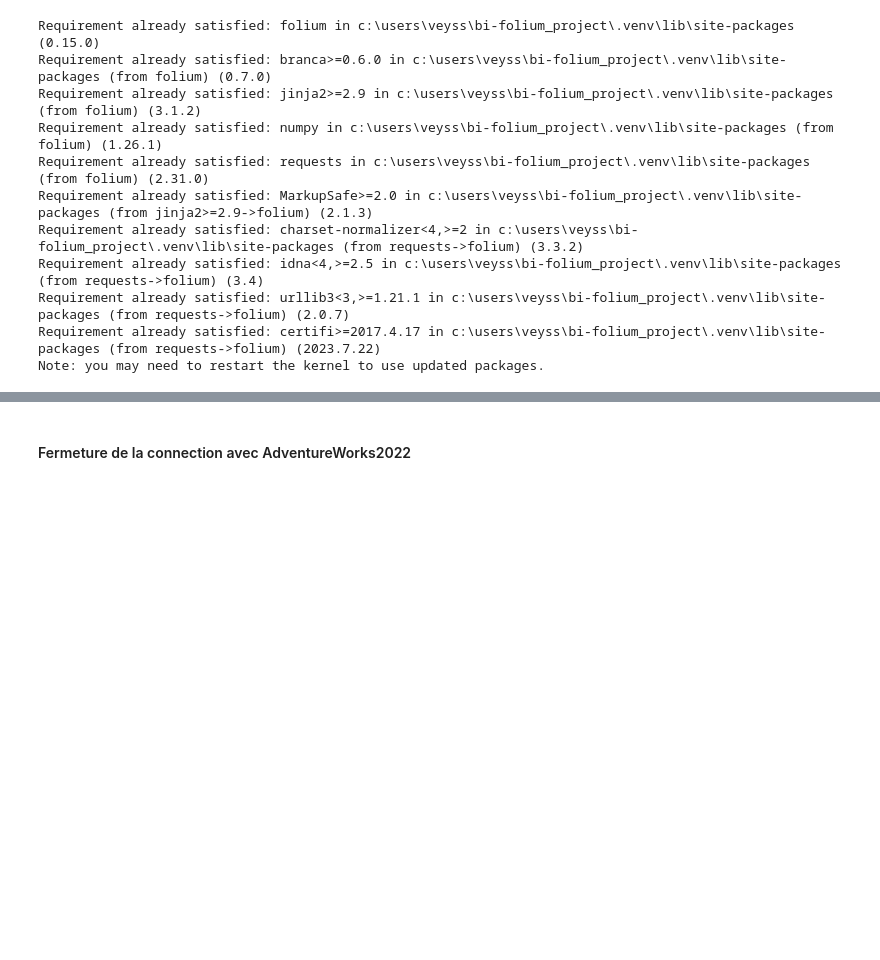
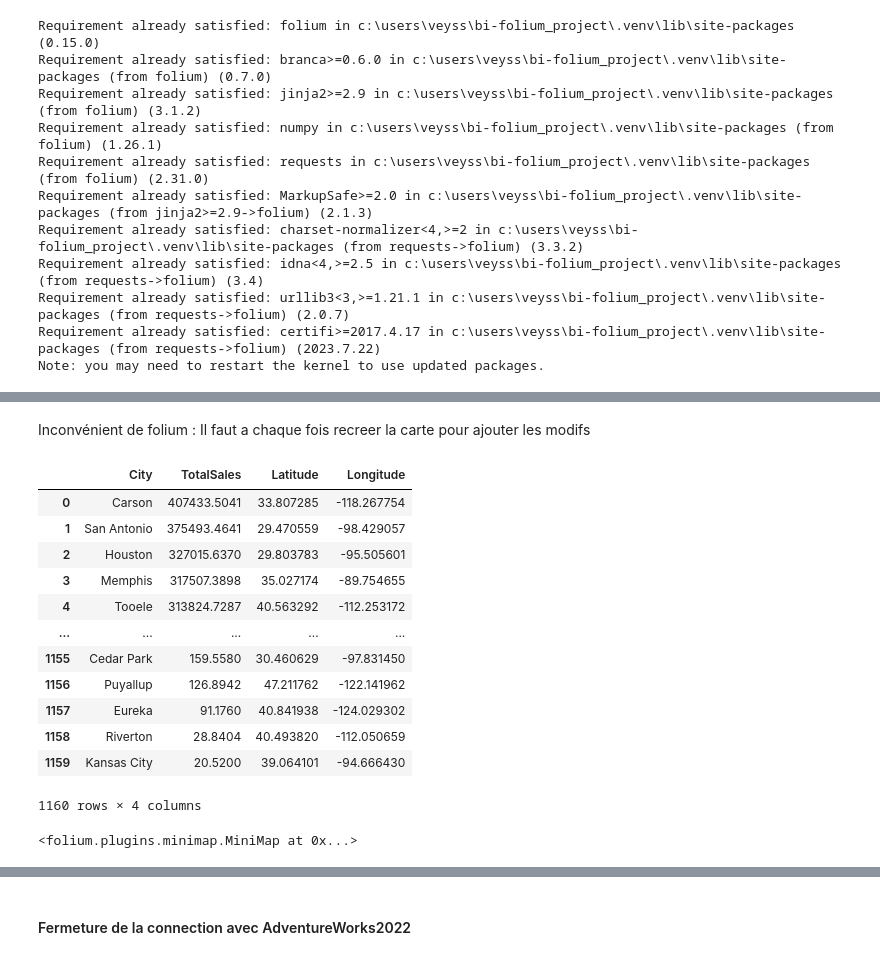
Before and after one commit to Sebastien6631/FoliumProject, a Jupyter notebook: Folium_Project.ipynb, the cells around one changed output, grey strips where cells are left out. Saved outputs shown, nothing was run; the diff lists cells and outputs as text; code cells hidden in the pictures; blank space fills up the shorter version.

```diff
--- a/Folium_Project.ipynb
+++ b/Folium_Project.ipynb
@@ -127,0 +171,3 @@ m
+# %% [markdown]
+Inconvénient de folium :
+Il faut a chaque fois recreer la carte pour ajouter les modifs
@@ -127,0 +176,28 @@ m
+# %%
+query3 = "SELECT A.City, SUM(SOH.SubTotal) AS TotalSales, A.SpatialLocation.Lat AS Latitude ,A.SpatialLocation.Long AS Longitude FROM Sales.SalesOrderHeader SOH INNER JOIN  Person.[Address] A ON SOH.BillToAddressID = A.AddressID INNER JOIN Person.StateProvince ST ON A.StateProvinceID = ST.StateProvinceID INNER JOIN Person.CountryRegion CR ON ST.CountryRegionCode = CR.CountryRegionCode WHERE CR.[Name] = 'United States' AND DATEPART(year,SOH.OrderDate)=2012 GROUP BY A.City, A.SpatialLocation.Long, A.SpatialLocation.Lat ORDER BY SUM(SOH.SubTotal) DESC"
+# %%
+data_exo2 = pd.read_sql(query2, conn)
+data_exo22 = pd.read_sql(query3, conn)
+# %%
+data_exo22
+# %% [output]
+|  | City | TotalSales | Latitude | Longitude |
+| 0 | Carson | 407433.5041 | 33.807285 | -118.267754 |
+| 1 | San Antonio | 375493.4641 | 29.470559 | -98.429057 |
+| 2 | Houston | 327015.6370 | 29.803783 | -95.505601 |
+| 3 | Memphis | 317507.3898 | 35.027174 | -89.754655 |
+| 4 | Tooele | 313824.7287 | 40.563292 | -112.253172 |
+| ... | ... | ... | ... | ... |
+| 1155 | Cedar Park | 159.5580 | 30.460629 | -97.831450 |
+| 1156 | Puyallup | 126.8942 | 47.211762 | -122.141962 |
+| 1157 | Eureka | 91.1760 | 40.841938 | -124.029302 |
+| 1158 | Riverton | 28.8404 | 40.493820 | -112.050659 |
+| 1159 | Kansas City | 20.5200 | 39.064101 | -94.666430 |
+1160 rows × 4 columns
+# %%
+# Création d'une carte Folium
+m2 = folium.Map(location=[48, -102], zoom_start=3)
+
+MiniMap(toggle_display=True).add_to(m2)
+# %% [output]
+<folium.plugins.minimap.MiniMap at 0x...>
```
Also changed, not shown: parts of 28 cells of this notebook.
